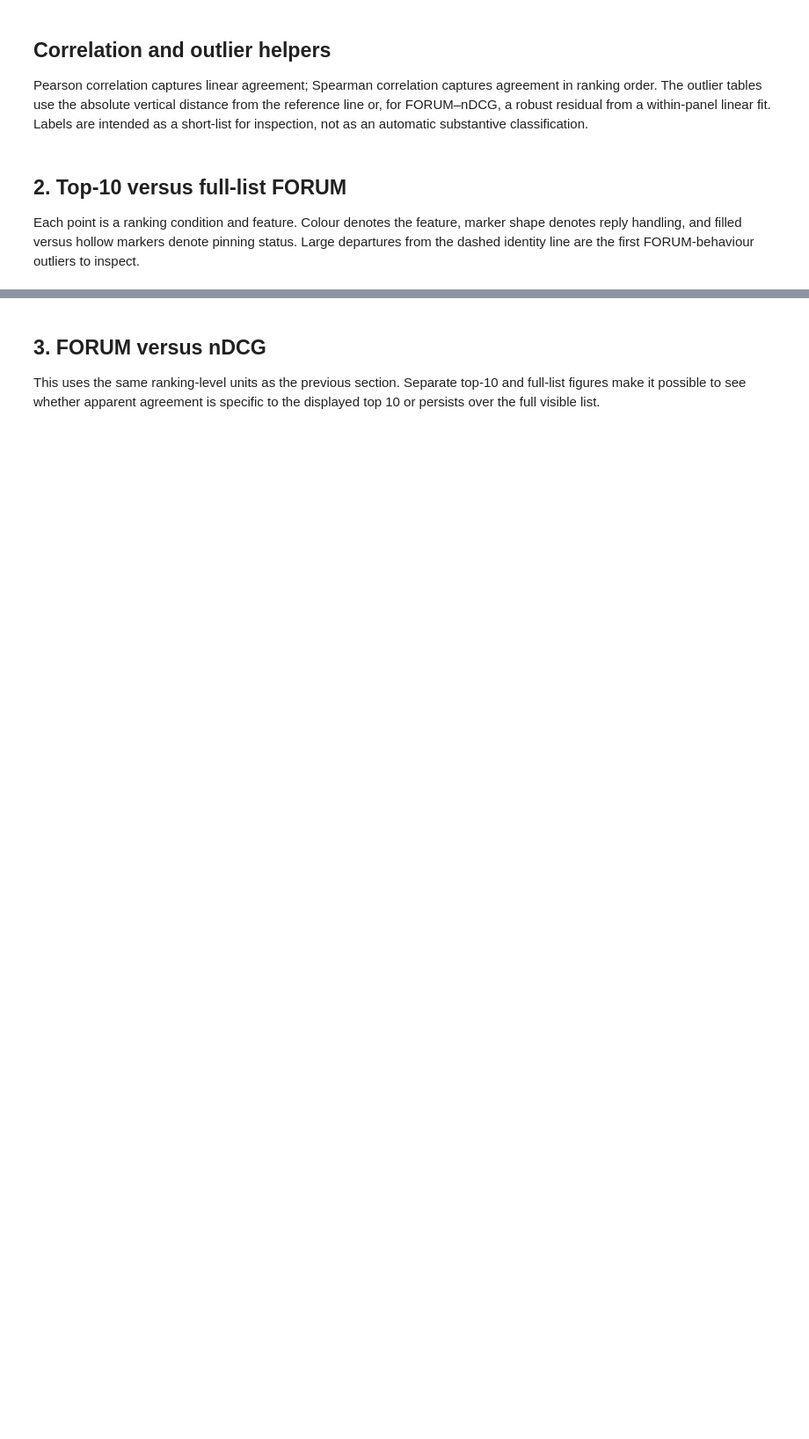
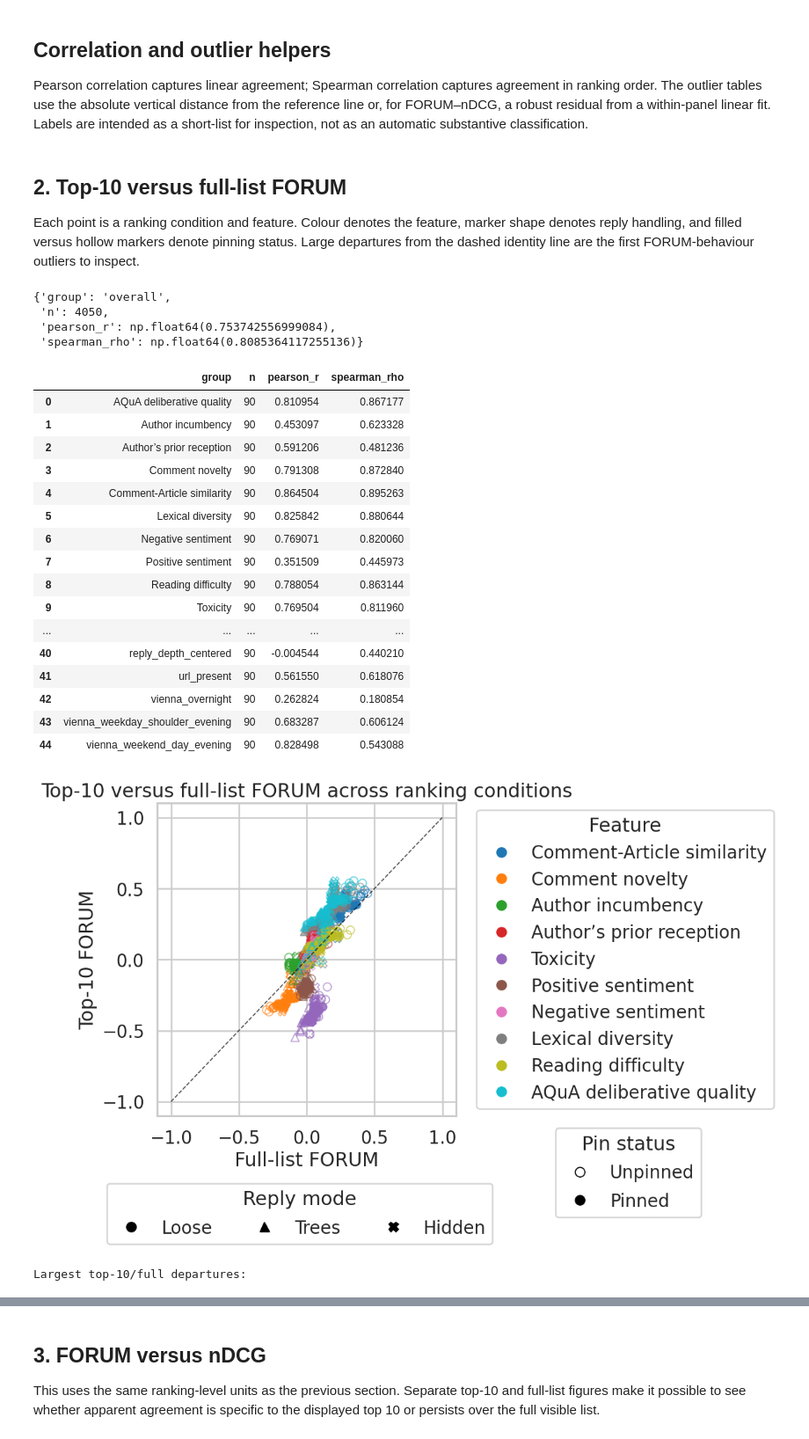
Before and after one commit to dornleiten/commentgap, a Jupyter notebook: 12_forum_correlations.ipynb, the cells around one changed output, grey strips where cells are left out. Shown at 88% size. Cells and saved outputs as stored; diff of their text form; code cells hidden in the pictures; blank space fills up the shorter version.

```diff
--- a/12_forum_correlations.ipynb
+++ b/12_forum_correlations.ipynb
@@ -22,6 +22,8 @@ from IPython.display import display, Markdown
 REPO_ROOT = Path.cwd()
 if not (REPO_ROOT / 'commentgap_analysis').exists() and (REPO_ROOT.parent / 'commentgap_analysis').exists():
     REPO_ROOT = REPO_ROOT.parent
+REPORTING_ROOT = REPO_ROOT / 'model_output/selection_2025/forum_ranking_analysis/reporting'
+REPORTING_ROOT.mkdir(parents=True, exist_ok=True)
 
 PAPER1_TABLES = REPO_ROOT / 'model_output/selection_2025/paper1/reporting/tables'
 FORUM_ANALYSIS_INFERENCE = REPO_ROOT / 'model_output/selection_2025/forum_ranking_analysis/inference'
@@ -122,23 +141,55 @@ Each point is a ranking condition and feature. Colour denotes the feature, marke
 # %%
 forum_wide = (
     ranking_metrics[~ranking_metrics['outcome'].isin(CORRELATION_EXCLUDED_OUTCOMES)]
     .pivot_table(index=['policy_id', 'ordering', 'reply_mode', 'pinned', 'deployable', 'outcome', 'feature_label'],
                  columns='depth', values='forum', aggfunc='first')
     .reset_index()
 )
 forum_wide = forum_wide.rename(columns={'full': 'forum_full', 'top10': 'forum_top10'})
 forum_wide = forum_wide.dropna(subset=['forum_full', 'forum_top10']).copy()
 forum_wide['difference_top10_minus_full'] = forum_wide['forum_top10'] - forum_wide['forum_full']
 forum_wide['abs_difference'] = forum_wide['difference_top10_minus_full'].abs()
 
 display(correlation_row(forum_wide, 'forum_full', 'forum_top10'))
 display(correlations_by(forum_wide, 'forum_full', 'forum_top10', ['feature_label']))
 
 feature_order = [FEATURE_LABELS[outcome] for outcome in OUTCOME_DISPLAY_ORDER if FEATURE_LABELS[outcome] in forum_wide['feature_label'].unique()]
 feature_palette = dict(zip(feature_order, sns.color_palette('tab10', len(feature_order))))
 reply_markers = REPLY_DISPLAY_MARKERS
 reply_labels = {'loose': 'Loose', 'trees': 'Trees', 'hidden': 'Hidden'}
-plot_top10_full_forum(forum_wide, feature_order, feature_palette, reply_markers, reply_labels)
+top10_full_forum_figure = plot_top10_full_forum(
+    forum_wide, feature_order, feature_palette, reply_markers, reply_labels,
+    show=True,
+)
+top10_full_forum_figure.savefig(
+    REPORTING_ROOT / 'forum_top10_full_across_ranking_conditions.pdf',
+    bbox_inches='tight',
+)
+plt.close(top10_full_forum_figure)
 
 print('Largest top-10/full departures:')
 display(forum_wide.nlargest(20, 'abs_difference')[['feature_label', 'ordering', 'reply_mode', 'pinned', 'forum_top10', 'forum_full', 'difference_top10_minus_full']])
+# %% [output]
+{'group': 'overall',
+ 'n': 4050,
+ 'pearson_r': np.float64(0.753742556999084),
+ 'spearman_rho': np.float64(0.8085364117255136)}
+|  | group | n | pearson_r | spearman_rho |
+| 0 | AQuA deliberative quality | 90 | 0.810954 | 0.867177 |
+| 1 | Author incumbency | 90 | 0.453097 | 0.623328 |
+| 2 | Author’s prior reception | 90 | 0.591206 | 0.481236 |
+| 3 | Comment novelty | 90 | 0.791308 | 0.872840 |
+| 4 | Comment-Article similarity | 90 | 0.864504 | 0.895263 |
+| 5 | Lexical diversity | 90 | 0.825842 | 0.880644 |
+| 6 | Negative sentiment | 90 | 0.769071 | 0.820060 |
+| 7 | Positive sentiment | 90 | 0.351509 | 0.445973 |
+| 8 | Reading difficulty | 90 | 0.788054 | 0.863144 |
+| 9 | Toxicity | 90 | 0.769504 | 0.811960 |
+| ... | ... | ... | ... | ... |
+| 40 | reply_depth_centered | 90 | -0.004544 | 0.440210 |
+| 41 | url_present | 90 | 0.561550 | 0.618076 |
+| 42 | vienna_overnight | 90 | 0.262824 | 0.180854 |
+| 43 | vienna_weekday_shoulder_evening | 90 | 0.683287 | 0.606124 |
+| 44 | vienna_weekend_day_evening | 90 | 0.828498 | 0.543088 |
+[figure, added]
+Largest top-10/full departures:
```
Also changed, not shown: parts of 7 cells of this notebook, 18 other files.
